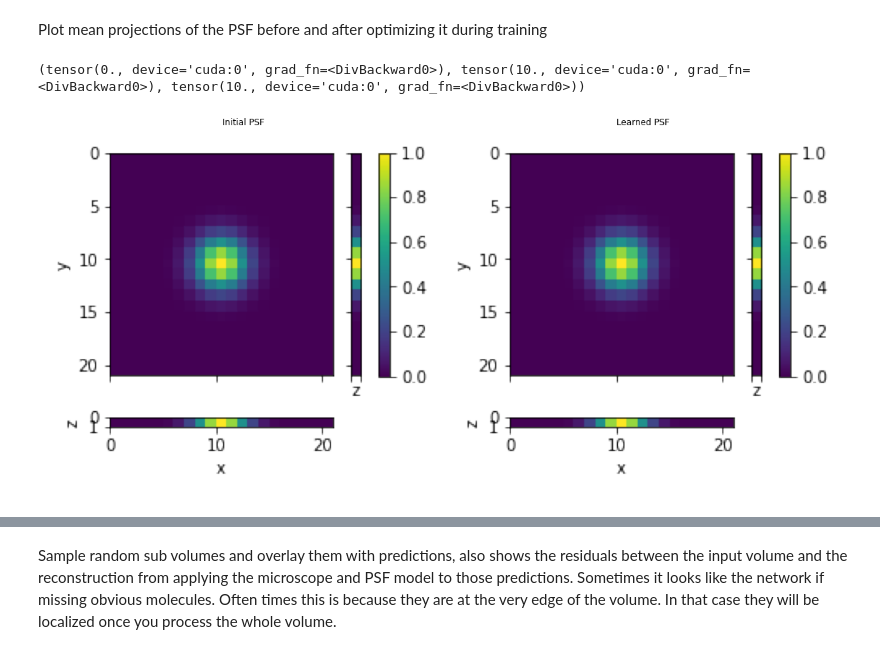
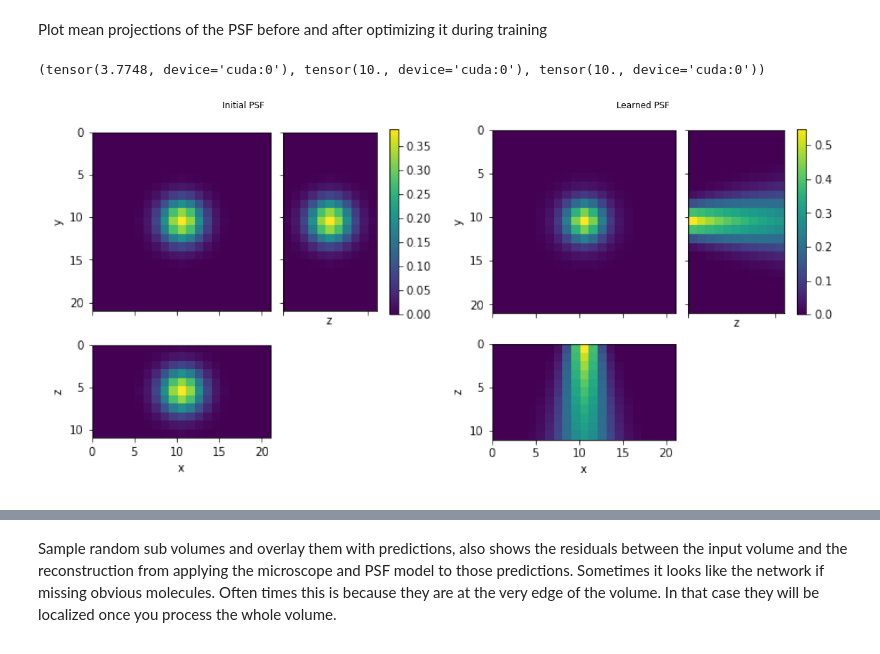
Before and after one commit to TuragaLab/decode_fish, a Jupyter notebook: exp_nbs/MERFISH_starfish.ipynb, the cells around one changed output, grey strips where cells are left out. Drawn from its saved outputs; the diff is of its cells as text; code cells hidden in the pictures.

```diff
--- a/exp_nbs/MERFISH_starfish.ipynb
+++ b/exp_nbs/MERFISH_starfish.ipynb
@@ -238,7 +252,7 @@ Consider using one of the following signatures instead:
 cfg = OmegaConf.load(f'/groups/turaga/home/speisera/Mackebox/Artur/WorkDB/deepstorm/models/fishcod/MERFISH_starfish/sweep_ci_14/enabled:Truexsample_from_codebook:Truexpsf_noise:0.4/train.yaml')
 cfg = OmegaConf.load(f'/groups/turaga/home/speisera/Mackebox/Artur/WorkDB/deepstorm/models/fishcod/MERFISH_starfish/sweep_sl_9b/add_int_ps3/train.yaml')
 cfg = OmegaConf.load(f'/groups/turaga/home/speisera/Mackebox/Artur/WorkDB/deepstorm/models/fishcod/MERFISH_starfish/sweep_sl_11/seed:1xint_fac:0.1xenabled:True//train.yaml')
-cfg = OmegaConf.load(f'/groups/turaga/home/speisera/Mackebox/Artur/WorkDB/deepstorm/models/fishcod/MERFISH_starfish/sweep_sl_11/seed:1xint_fac:0.1/train.yaml')
+cfg = OmegaConf.load(f'/groups/turaga/home/speisera/Mackebox/Artur/WorkDB/deepstorm/models/fishcod/MERFISH_starfish/sweep_sl_16b/psf_noise:0.15xenabled:False//train.yaml')
 # %%
 # cfg.exp_type.pred_z=False
 # cfg.PSF.psf_extent_zyx=[1,21,21]
@@ -259,9 +273,9 @@ Crop size larger than volume in at least one dimension. Crop size changed to (1,
 Plot mean projections of the PSF before and after optimizing it during training
 # %%
 print(micro.psf.get_com())
-fig1,_ =plot_3d_projections(psf_vol[0], proj_func=np.mean, size=3, display=False)
-fig2,_ =plot_3d_projections(psf_init[0], proj_func=np.mean, size=3, display=False)
+fig1,_ =plot_3d_projections(psf_init[0], proj_func=np.mean, size=3, display=False)
+fig2,_ =plot_3d_projections(psf_vol[0], proj_func=np.mean, size=3, display=False)
 _ = combine_figures([fig1,fig2],['Initial PSF','Learned PSF'], nrows=1, ncols=2, figsize=(20,10))
 # %% [output]
-(tensor(0., device='cuda:0', grad_fn=<DivBackward0>), tensor(10., device='cuda:0', grad_fn=<DivBackward0>), tensor(10., device='cuda:0', grad_fn=<DivBackward0>))
+(tensor(3.7748, device='cuda:0'), tensor(10., device='cuda:0'), tensor(10., device='cuda:0'))
-[figure, old version]
+[figure, new version]
```
Also changed, not shown: parts of 32 cells of this notebook, 21 other files.
